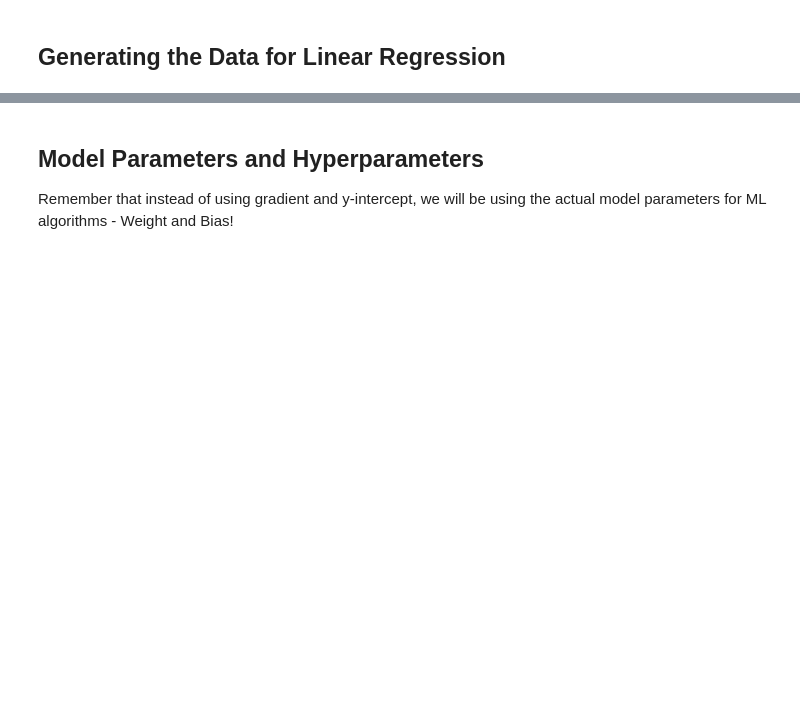
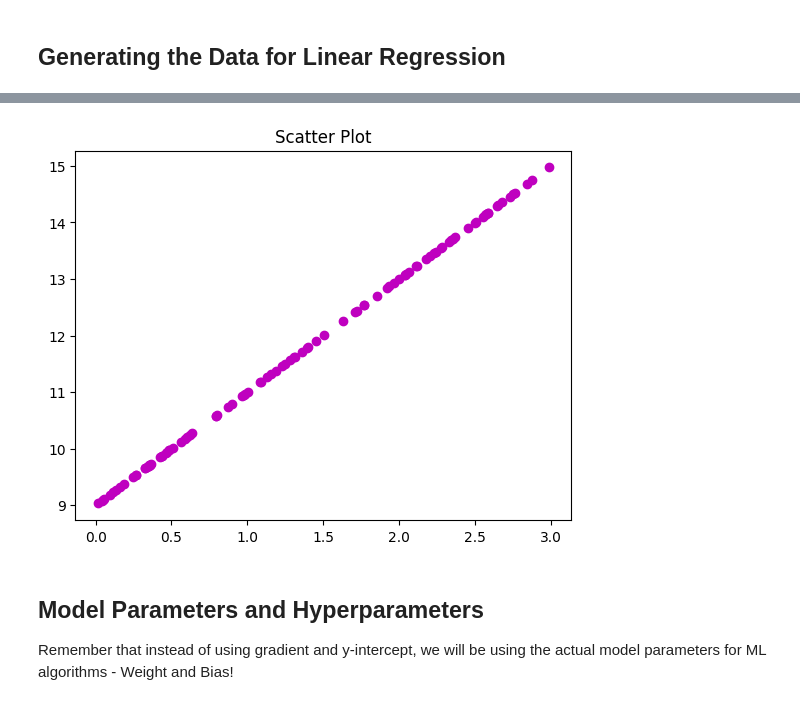
Before and after one commit to MauricioRPF/Spartificial_ML, a Jupyter notebook: W3S3.ipynb, the cells around one changed output, grey strips where cells are left out. Cells and saved outputs as stored; diff of their text form; code cells hidden in the pictures; blank space fills up the shorter version.

```diff
--- a/W3S3.ipynb
+++ b/W3S3.ipynb
@@ -48,5 +76,12 @@ In reality, we don't have y_train formula. Hence, we make ML model to predict wh
 # %%
 # Check what happens if you remove the noise! --> Remove noise from the y_train and plot again
+noiseless_y_train = 9 + 2*x_train
+
+plt.scatter(x_train,noiseless_y_train,color='m')
+plt.title('Scatter Plot')
+plt.show()
+# %% [output]
+[figure, added]
 # %% [markdown]
 ## Model Parameters and Hyperparameters
 
```
Also changed, not shown: parts of 6 cells of this notebook.
